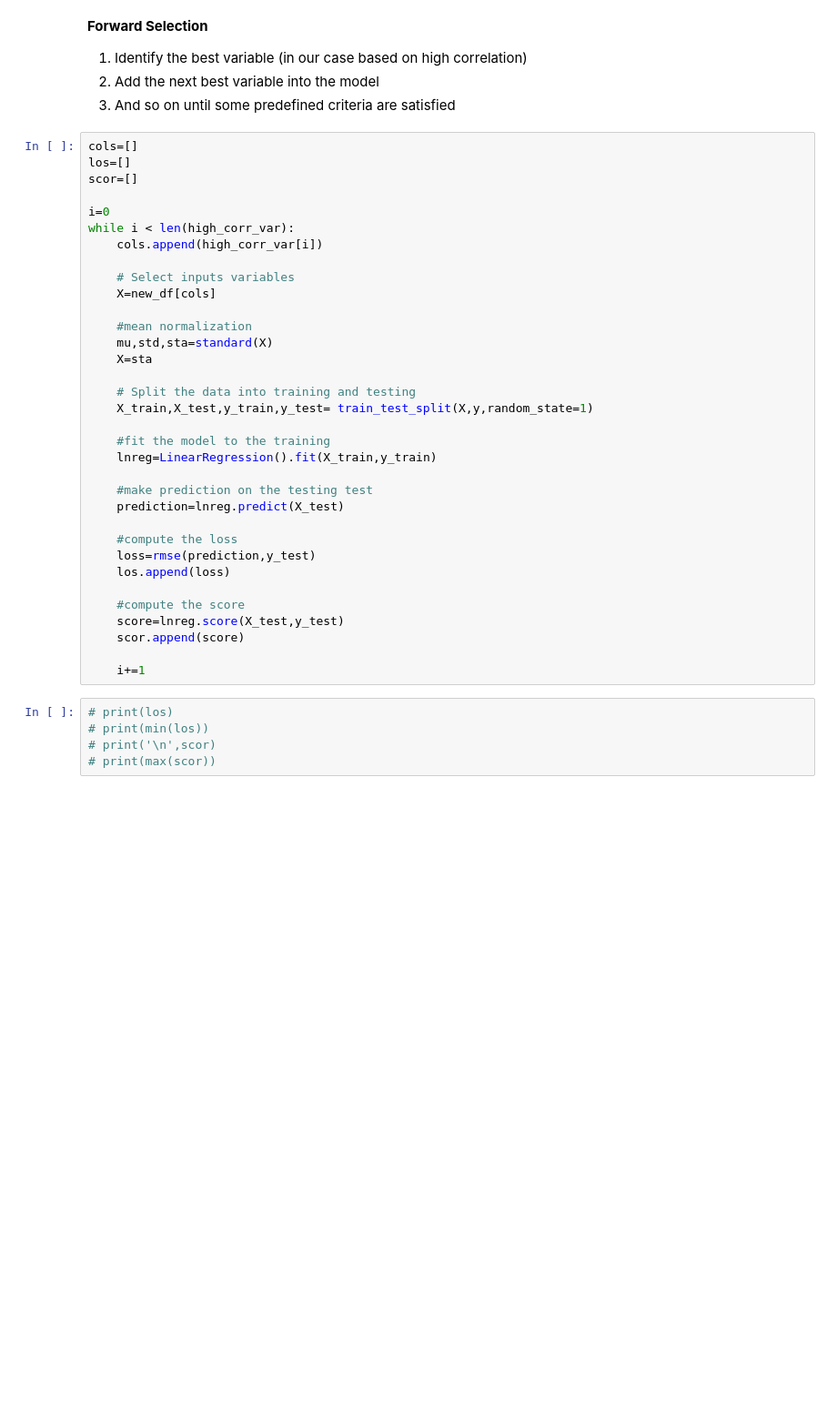
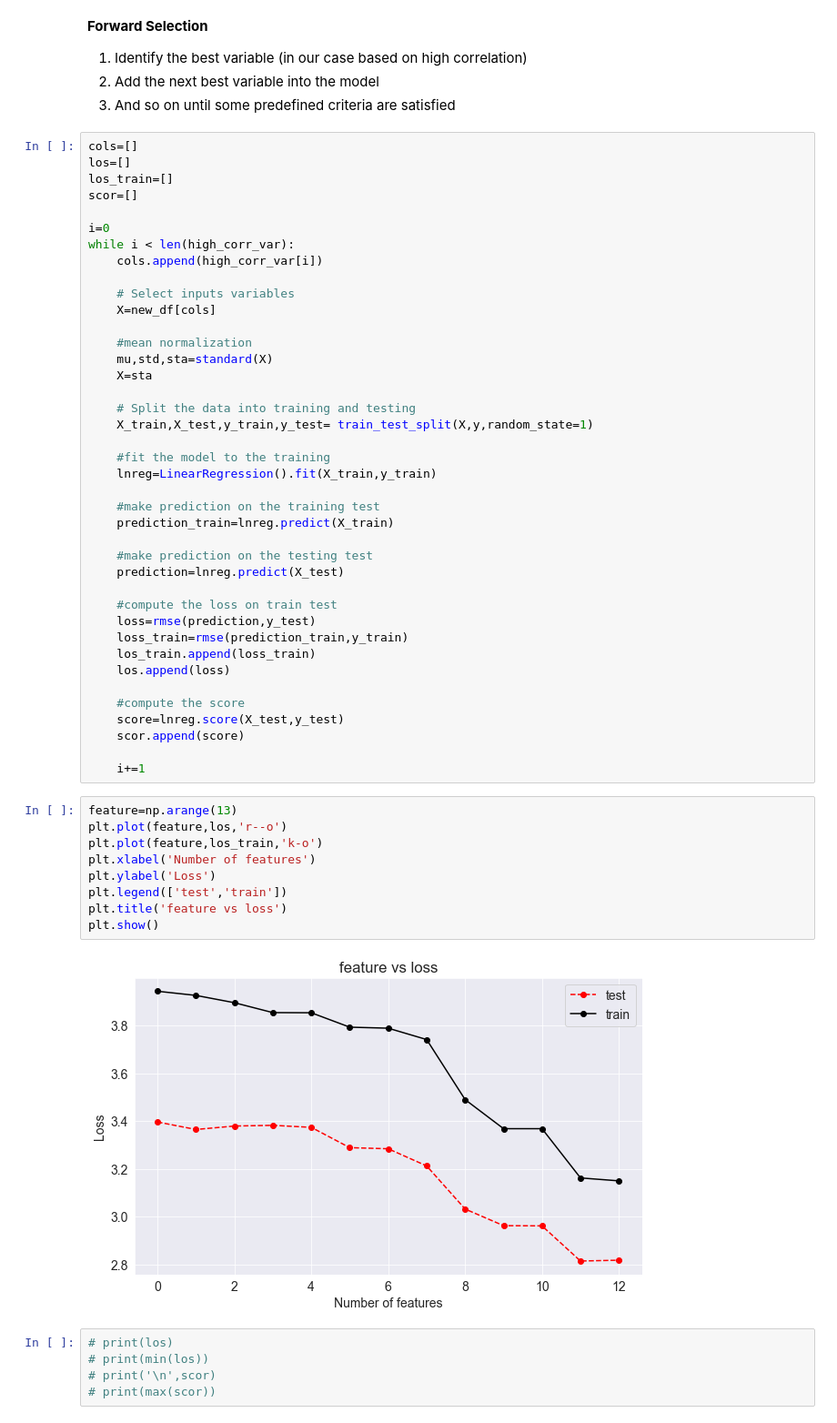
Before and after one commit to jeri96/Data-Science, a Jupyter notebook: Housing/housing_regression.ipynb, the cells around one changed output. Shown at 91% size. Saved outputs shown, nothing was run; the diff lists cells and outputs as text; blank space fills up the shorter version.

```diff
--- a/Housing/housing_regression.ipynb
+++ b/Housing/housing_regression.ipynb
@@ -455,6 +456,7 @@ We will loop through each `parameter` to help us choose the **numbers features**
 # %%
 cols=[]
 los=[]
+los_train=[]
 scor=[]
 
 i=0
@@ -474,11 +476,16 @@ while i < len(high_corr_var):
     #fit the model to the training
     lnreg=LinearRegression().fit(X_train,y_train)
 
+    #make prediction on the training test
+    prediction_train=lnreg.predict(X_train)
+
     #make prediction on the testing test
     prediction=lnreg.predict(X_test)
 
-    #compute the loss
+    #compute the loss on train test
     loss=rmse(prediction,y_test)
+    loss_train=rmse(prediction_train,y_train)
+    los_train.append(loss_train)
     los.append(loss)
 
     #compute the score
@@ -486,6 +493,17 @@ while i < len(high_corr_var):
     scor.append(score)
 
     i+=1
+# %%
+feature=np.arange(13)
+plt.plot(feature,los,'r--o')
+plt.plot(feature,los_train,'k-o')
+plt.xlabel('Number of features')
+plt.ylabel('Loss')
+plt.legend(['test','train'])
+plt.title('feature vs loss')
+plt.show()
+# %% [output]
+[figure, added]
 # %%
 # print(los)
 # print(min(los))
```
Also changed, not shown: parts of 3 cells of this notebook.
